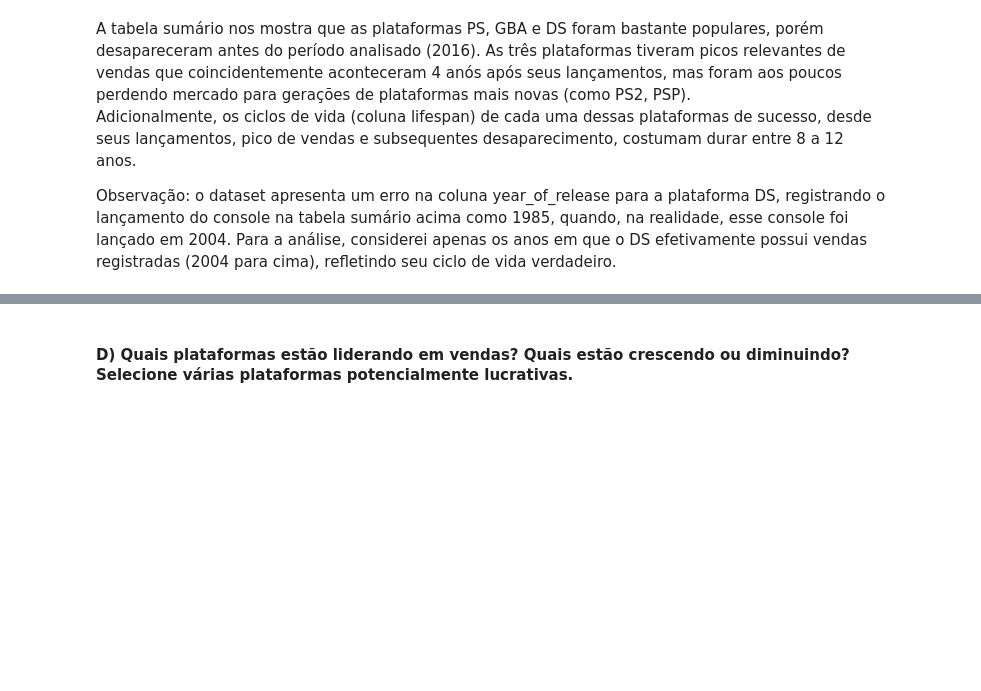
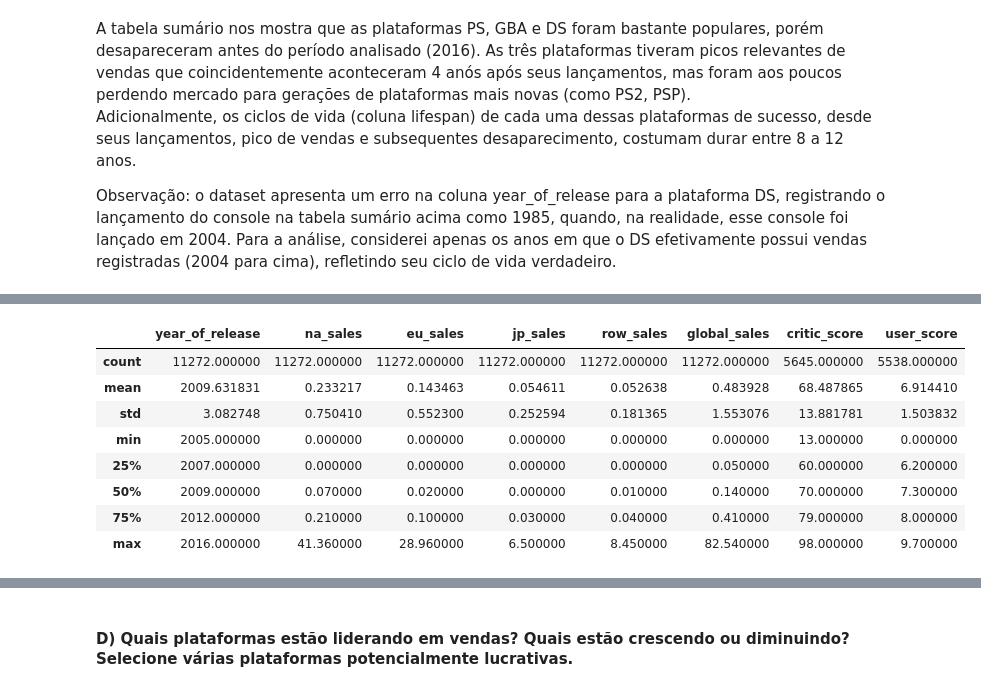
Before and after one commit to BCaravina/video-games-EDA, a Jupyter notebook: notebooks/analysis.ipynb, the cells around one changed output, grey strips where cells are left out. Drawn from its saved outputs; the diff is of its cells as text; code cells hidden in the pictures; blank space fills up the shorter version.

Commit message:
Análise por plataforma + período para previsão selecionado

```diff
--- a/notebooks/analysis.ipynb
+++ b/notebooks/analysis.ipynb
@@ -359,0 +388,15 @@ Observação: o dataset apresenta um erro na coluna year_of_release para a plata
+# %%
+# filtrando o dataframe para incluir apenas os dados referentes à lançamentos após 2005
+df_2005_2016 = game_df[game_df["year_of_release"] >= 2005]
+df_2005_2016.describe()
+# display(df_2005_2016.sample(10))
+# %% [output]
+|  | year_of_release | na_sales | eu_sales | jp_sales | row_sales | global_sales | critic_score | user_score |
+| count | 11272.000000 | 11272.000000 | 11272.000000 | 11272.000000 | 11272.000000 | 11272.000000 | 5645.000000 | 5538.000000 |
+| mean | 2009.631831 | 0.233217 | 0.143463 | 0.054611 | 0.052638 | 0.483928 | 68.487865 | 6.914410 |
+| std | 3.082748 | 0.750410 | 0.552300 | 0.252594 | 0.181365 | 1.553076 | 13.881781 | 1.503832 |
+| min | 2005.000000 | 0.000000 | 0.000000 | 0.000000 | 0.000000 | 0.000000 | 13.000000 | 0.000000 |
+| 25% | 2007.000000 | 0.000000 | 0.000000 | 0.000000 | 0.000000 | 0.050000 | 60.000000 | 6.200000 |
+| 50% | 2009.000000 | 0.070000 | 0.020000 | 0.000000 | 0.010000 | 0.140000 | 70.000000 | 7.300000 |
+| 75% | 2012.000000 | 0.210000 | 0.100000 | 0.030000 | 0.040000 | 0.410000 | 79.000000 | 8.000000 |
+| max | 2016.000000 | 41.360000 | 28.960000 | 6.500000 | 8.450000 | 82.540000 | 98.000000 | 9.700000 |
```
Also changed, not shown: parts of 7 cells of this notebook.
